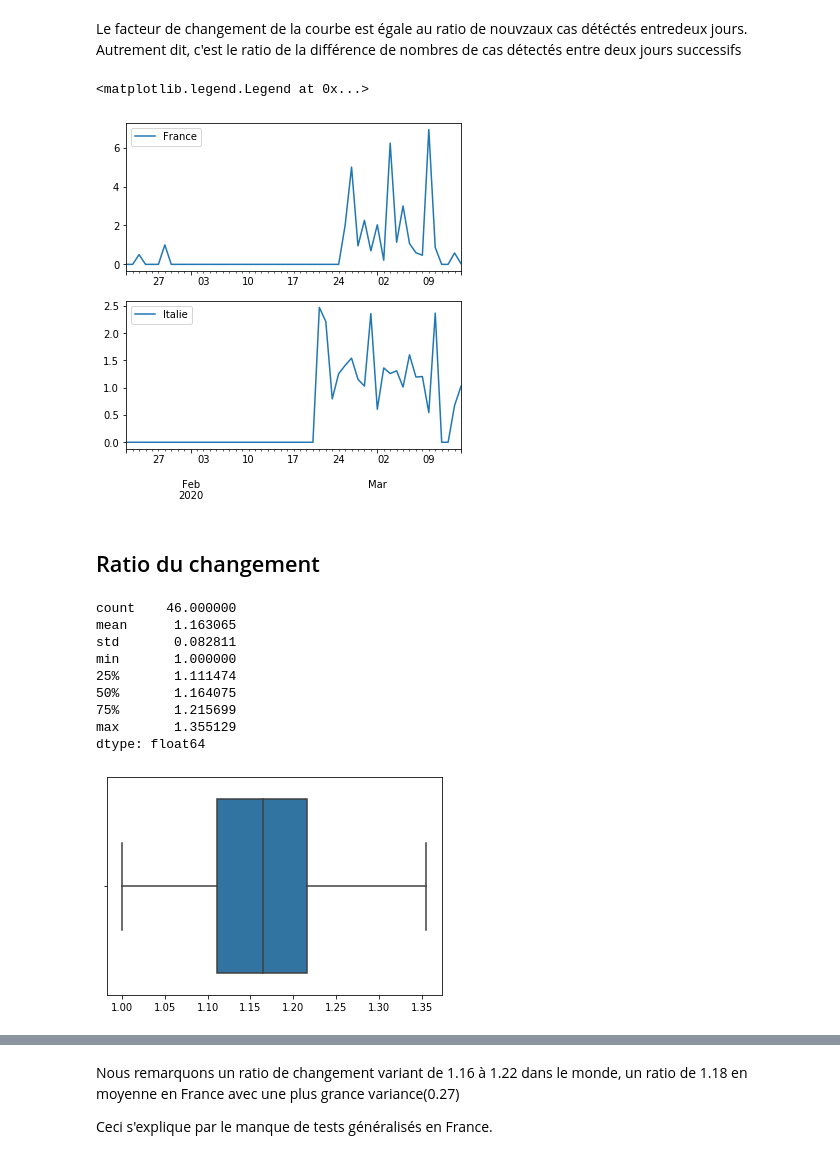
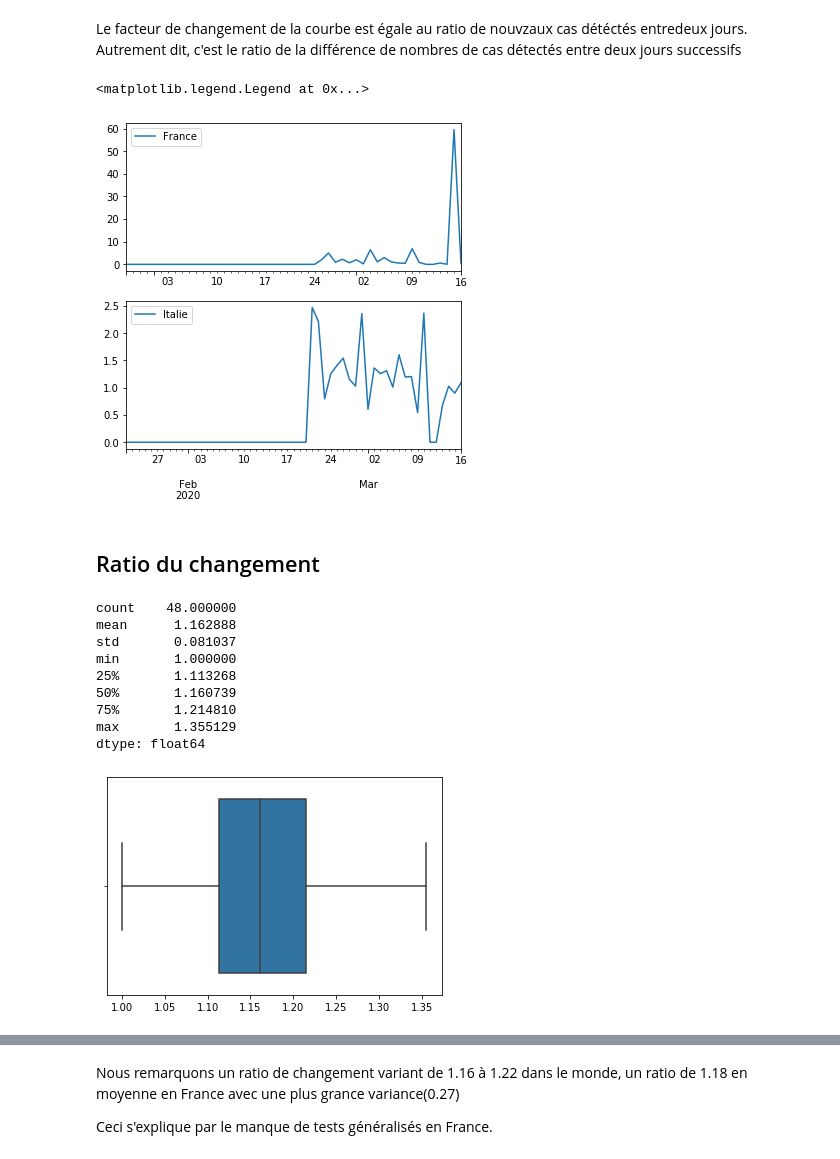
Before and after one commit to AmineDiro/Prediction-COVID19-France-, a Jupyter notebook: Prediction_saturation.ipynb, the cells around one changed output, grey strips where cells are left out. Drawn from its saved outputs; the diff is of its cells as text; code cells hidden in the pictures.

```diff
--- a/Prediction_saturation.ipynb
+++ b/Prediction_saturation.ipynb
@@ -27,3 +24,10 @@ ts_confirmed_new = pd.read_csv("Data/time_series/time_series_19-covid-Confirmed.
+# %%
+#Training data : data of  11/03/2020
+ts_confirmed = pd.read_csv("Data/time_series_covid_19_confirmed.csv")
+
+#Daily updates
+url="https://raw.githubusercontent.com/CSSEGISandData/COVID-19/master/csse_covid_19_data/csse_covid_19_time_series/time_series_19-covid-Confirmed.csv"
+ts_confirmed_new = pd.read_csv(url)
 # %%
 ts_confirmed_new[ts_confirmed_new["Country/Region"] == "France"]
 # %% [output]
@@ -113,11 +118,14 @@ plt.legend(loc="best")
 ## Facteur de changement
 # %% [markdown]
 Le facteur de changement de la courbe est égale au ratio de nouvzaux cas détéctés entredeux jours. Autrement dit, c'est le ratio de la différence de nombres de cas détectés entre deux jours successifs
+# %%
+f_confirmed_new = ts_confirmed_new[ts_confirmed_new["Country/Region"] == "France"].sum(axis=0)[10:]
+f_confirmed_new.index = pd.to_datetime(f_confirmed_new.index)
 # %%
 def growth(serie):
     g = []
     index = []
-    for i in range(len(f_confirmed) - 2):
+    for i in range(len(serie) - 2):
         if serie.diff()[i] == 0:
             g.append(0)
         else:
@@ -127,17 +135,14 @@ def growth(serie):
 # %%
 fig, ax = plt.subplots(2, 1, figsize=(6, 6))
 
-growth(f_confirmed).plot(ax=ax[0], label="France")
+growth(f_confirmed_new).plot(ax=ax[0], label="France")
 growth(i_confirmed).plot(ax=ax[1], label="Italie")
-
-# growth(c_confirmed).pct_change().plot(label='China')
-# growth(sg_confirmed).pct_change().plot(label="Singapore")
 
 ax[0].legend(loc="best")
 ax[1].legend(loc="best")
 # %% [output]
 <matplotlib.legend.Legend at 0x...>
-[figure, old version]
+[figure, new version]
 # %% [markdown]
 ## Ratio du changement
 # %%
@@ -169,16 +174,16 @@ print(
     ).describe()
 )
 # %% [output]
-count    46.000000
-mean      1.163065
-std       0.082811
+count    48.000000
+mean      1.162888
+std       0.081037
 min       1.000000
-25%       1.111474
-50%       1.164075
-75%       1.215699
+25%       1.113268
+50%       1.160739
+75%       1.214810
 max       1.355129
 dtype: float64
-[figure, old version]
+[figure, new version]
 # %%
 sns.boxplot(ratio_change(f_confirmed_new[10:]))
 print(ratio_change(f_confirmed_new[10:]).describe())
```
Also changed, not shown: parts of 20 cells of this notebook.
